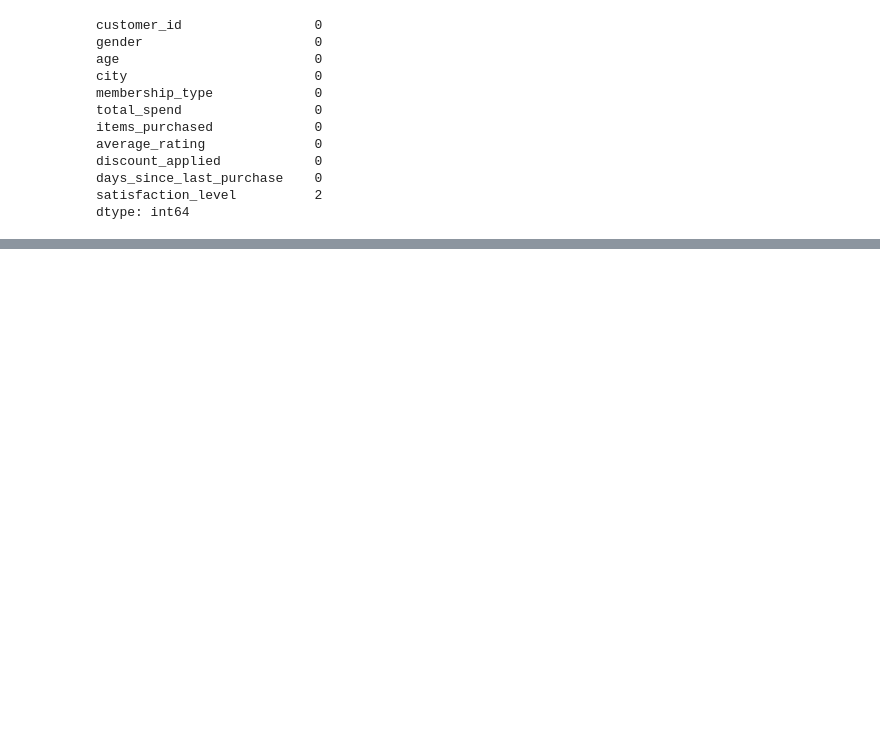
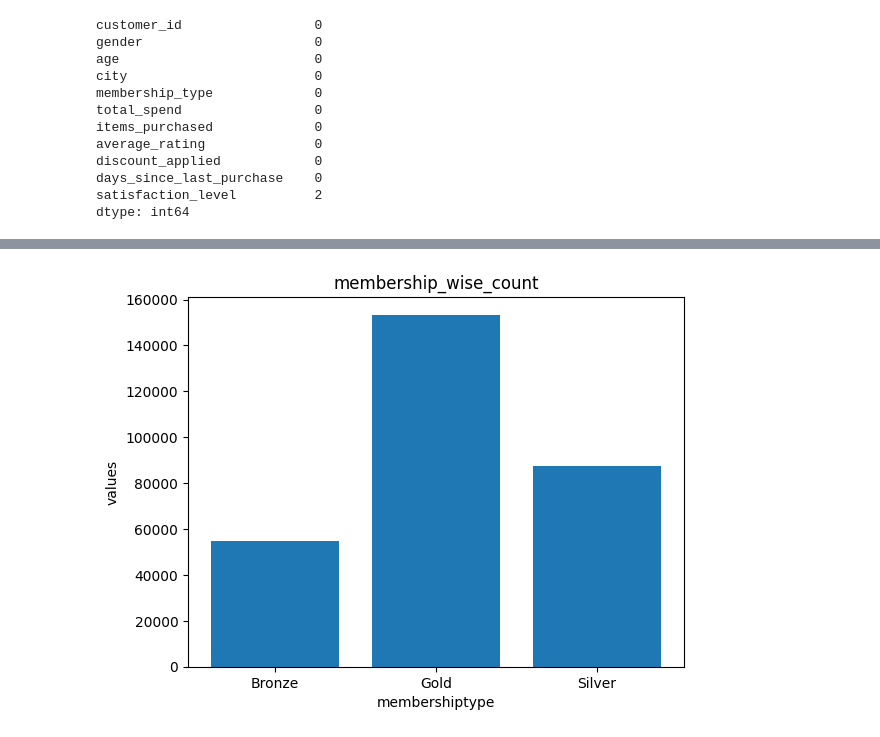
Before and after one commit to APAdhil71/pandaswork, a Jupyter notebook: customer_behaviour/process_customer_behaviour.ipynb, the cells around one changed output, grey strips where cells are left out. Saved outputs shown, nothing was run; the diff lists cells and outputs as text; code cells hidden in the pictures; blank space fills up the shorter version.

```diff
--- a/customer_behaviour/process_customer_behaviour.ipynb
+++ b/customer_behaviour/process_customer_behaviour.ipynb
@@ -51,0 +84,9 @@ df["satisfaction_level"]=df["average_rating"].apply(lambda x :"unsatisfied" if x
+# %%
+membership_wise_sum=df.groupby("membership_type")["total_spend"].sum()
+plt.bar(membership_wise_sum.index,membership_wise_sum.values)
+plt.title("membership_wise_count")
+plt.xlabel("membershiptype")
+plt.ylabel("values")
+plt.show()
+# %% [output]
+[figure, added]
```
Also changed, not shown: parts of 11 cells of this notebook.
